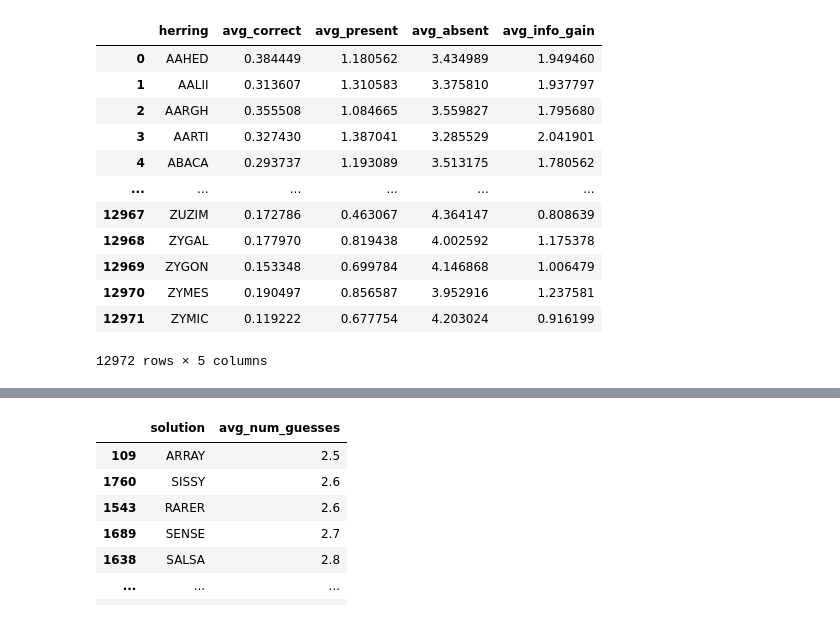
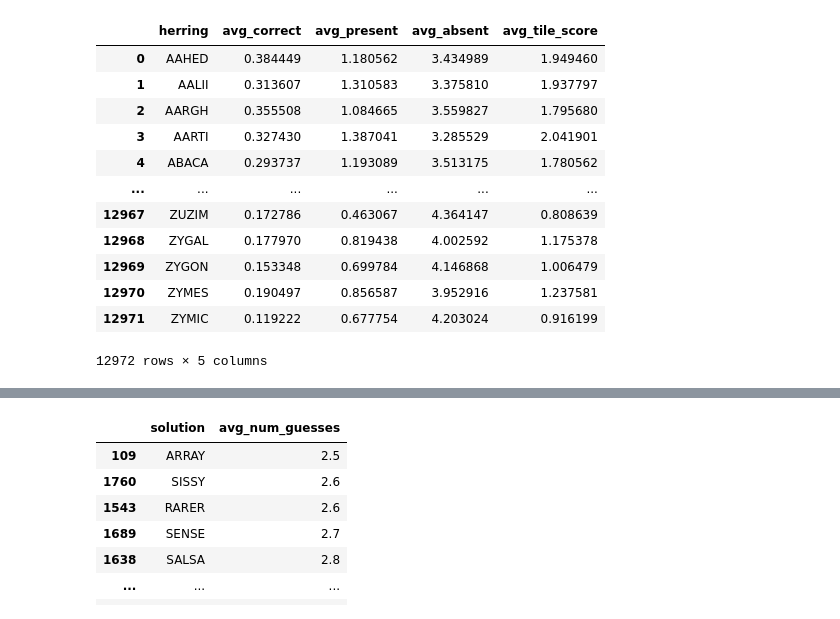
Before and after one commit to sejaldua/wordle-analysis, a Jupyter notebook: analysis.ipynb, the cells around one changed output, grey strips where cells are left out. Saved outputs shown, nothing was run; the diff lists cells and outputs as text; code cells hidden in the pictures.

```diff
--- a/analysis.ipynb
+++ b/analysis.ipynb
@@ -18,35 +18,35 @@ herrings = list(map(lambda x: list(x), orig_herrings))
 # %%
 def process_guess(herring, solution):
     score = []
     for i, letter in enumerate(herring):
         # right letter, right place
         if herring[i] == solution[i]:
             score.append(2)
         # right letter, wrong place
         elif letter in solution:
             score.append(1)
         # wrong letter, wrong place
         else:
             score.append(0)
     return score
 
 def simulate_guess_for_all_solutions(herring, solution_pool):
-    heuristics = {'correct': [], 'present': [], 'absent': [], 'info_gain': []}
+    heuristics = {'correct': [], 'present': [], 'absent': [], 'tile_score': []}
     for solution in solution_pool:
         score = process_guess(herring, solution)
         heuristics['correct'].append(score.count(2))
         heuristics['present'].append(score.count(1))
         heuristics['absent'].append(score.count(0))
-        heuristics['info_gain'].append(sum(score))
+        heuristics['tile_score'].append(sum(score))
     avg_heuristics = {k: np.mean(v) for k, v in heuristics.items()}
     return avg_heuristics.values()
 
 herring_df =  pd.DataFrame(orig_herrings, columns=['herring'])
-herring_df['avg_correct'], herring_df['avg_present'], herring_df['avg_absent'], herring_df['avg_info_gain'] = zip(*herring_df['herring'].progress_apply(lambda x: simulate_guess_for_all_solutions(x, orig_solutions)))
+herring_df['avg_correct'], herring_df['avg_present'], herring_df['avg_absent'], herring_df['avg_tile_score'] = zip(*herring_df['herring'].progress_apply(lambda x: simulate_guess_for_all_solutions(x, orig_solutions)))
 orig_herring_df = herring_df
 orig_herring_df
 # %% [output]
-|  | herring | avg_correct | avg_present | avg_absent | avg_info_gain |
+|  | herring | avg_correct | avg_present | avg_absent | avg_tile_score |
 | 0 | AAHED | 0.384449 | 1.180562 | 3.434989 | 1.949460 |
 | 1 | AALII | 0.313607 | 1.310583 | 3.375810 | 1.937797 |
 | 2 | AARGH | 0.355508 | 1.084665 | 3.559827 | 1.795680 |
```
Also changed, not shown: parts of 4 cells of this notebook, 2 other files.
